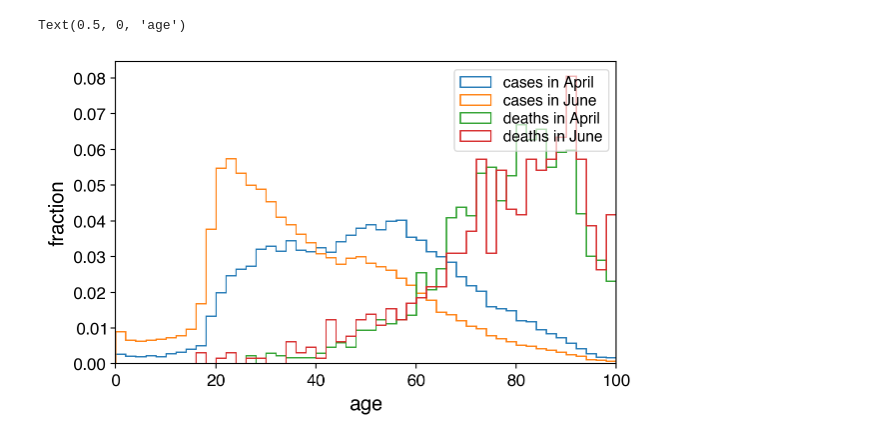
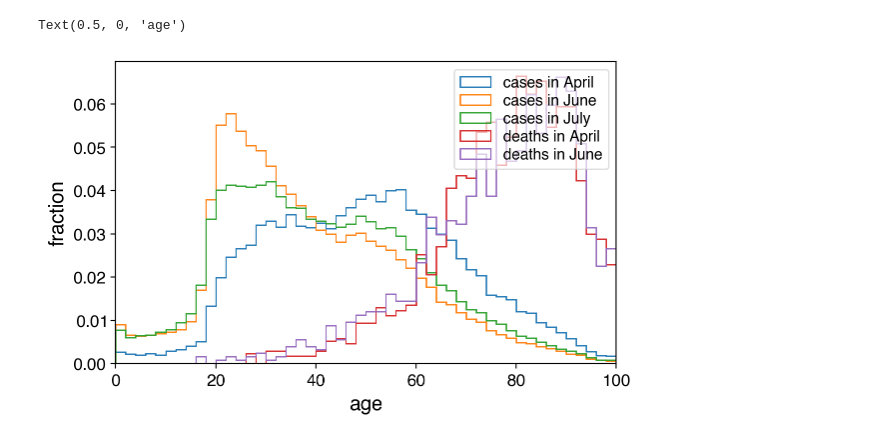
Before and after one commit to aminnj/covid19, a Jupyter notebook: notebooks/florida.ipynb, the cells around one changed output. Saved outputs shown, nothing was run; the diff lists cells and outputs as text; code cells hidden in the pictures.

```diff
--- a/notebooks/florida.ipynb
+++ b/notebooks/florida.ipynb
@@ -275,21 +300,27 @@ Text(0.5, 1.0, 'Florida cases getting younger')
 # %%
 bins = "50,0,100"
 df = dfc.set_index("case")
 h1 = Hist1D(df["Apr 1, 2020":"Apr 30, 2020"].query("not died")["age"], bins=bins).normalize()
 h2 = Hist1D(df["Jun 1, 2020":"Jun 30, 2020"].query("not died")["age"], bins=bins).normalize()
+h3 = Hist1D(df["Jul 1, 2020":"Jul 30, 2020"].query("not died")["age"], bins=bins).normalize()
 h1.plot(histtype="step", label="cases in April")
 h2.plot(histtype="step", label="cases in June")
+h3.plot(histtype="step", label="cases in July")
+# h1.plot(gradient=True, label="cases in April")
+# h2.plot(gradient=True, label="cases in June")
 
 h1 = Hist1D(df["Apr 1, 2020":"Apr 30, 2020"].query("died")["age"], bins=bins).normalize()
 h2 = Hist1D(df["Jun 1, 2020":"Jun 30, 2020"].query("died")["age"], bins=bins).normalize()
 h1.plot(histtype="step", label="deaths in April")
 h2.plot(histtype="step", label="deaths in June")
+# h1.plot(gradient=True, label="deaths in April")
+# h2.plot(gradient=True, label="deaths in June")
 
 plt.gca().set_ylabel("fraction")
 plt.gca().set_xlabel("age")
 # %% [output]
 Text(0.5, 0, 'age')
-[figure, old version]
+[figure, new version]
 # %%
 
 dfc.set_index("case").sort_index()["Feb 21, 2020":]
```
Also changed, not shown: parts of 20 cells of this notebook, 6 other files.
